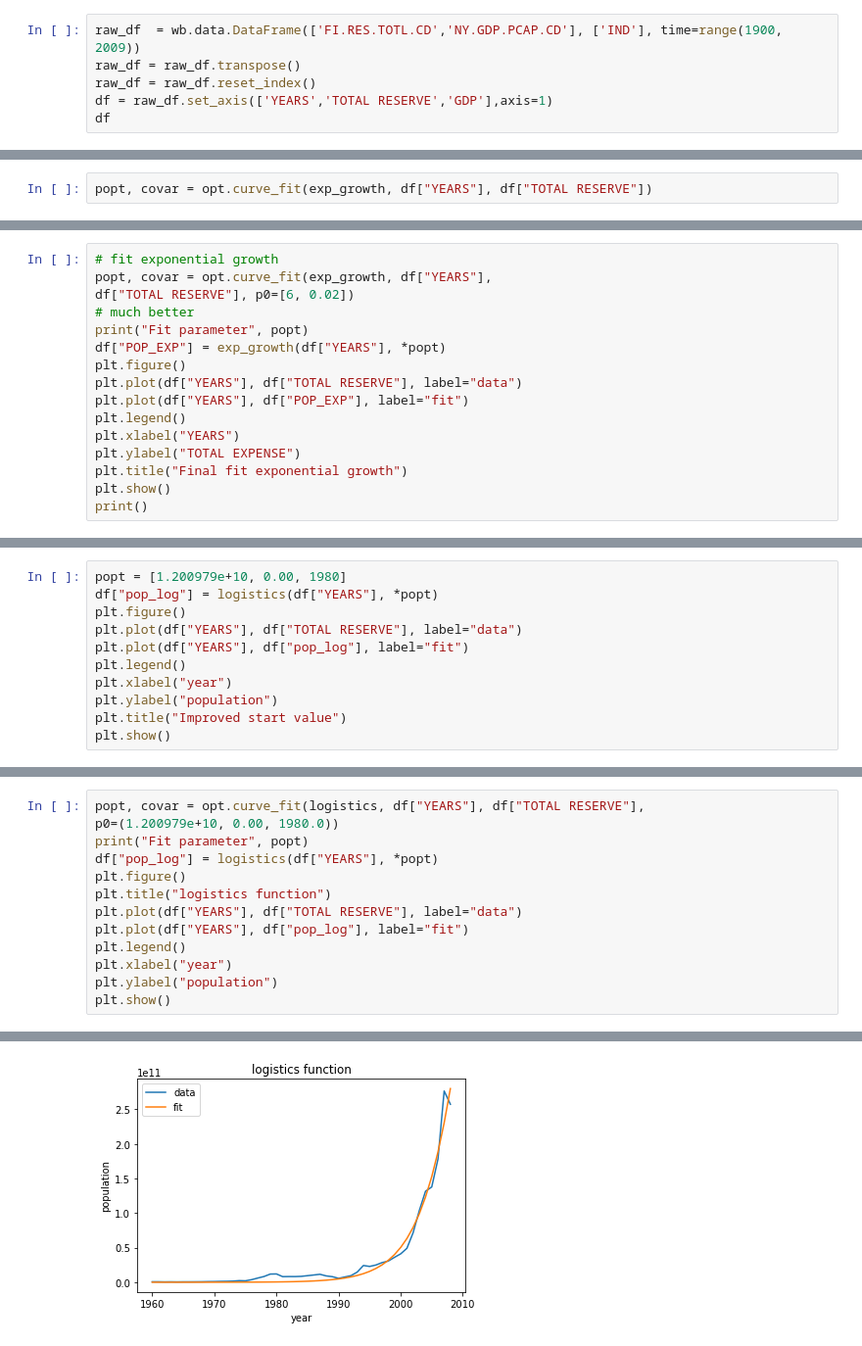
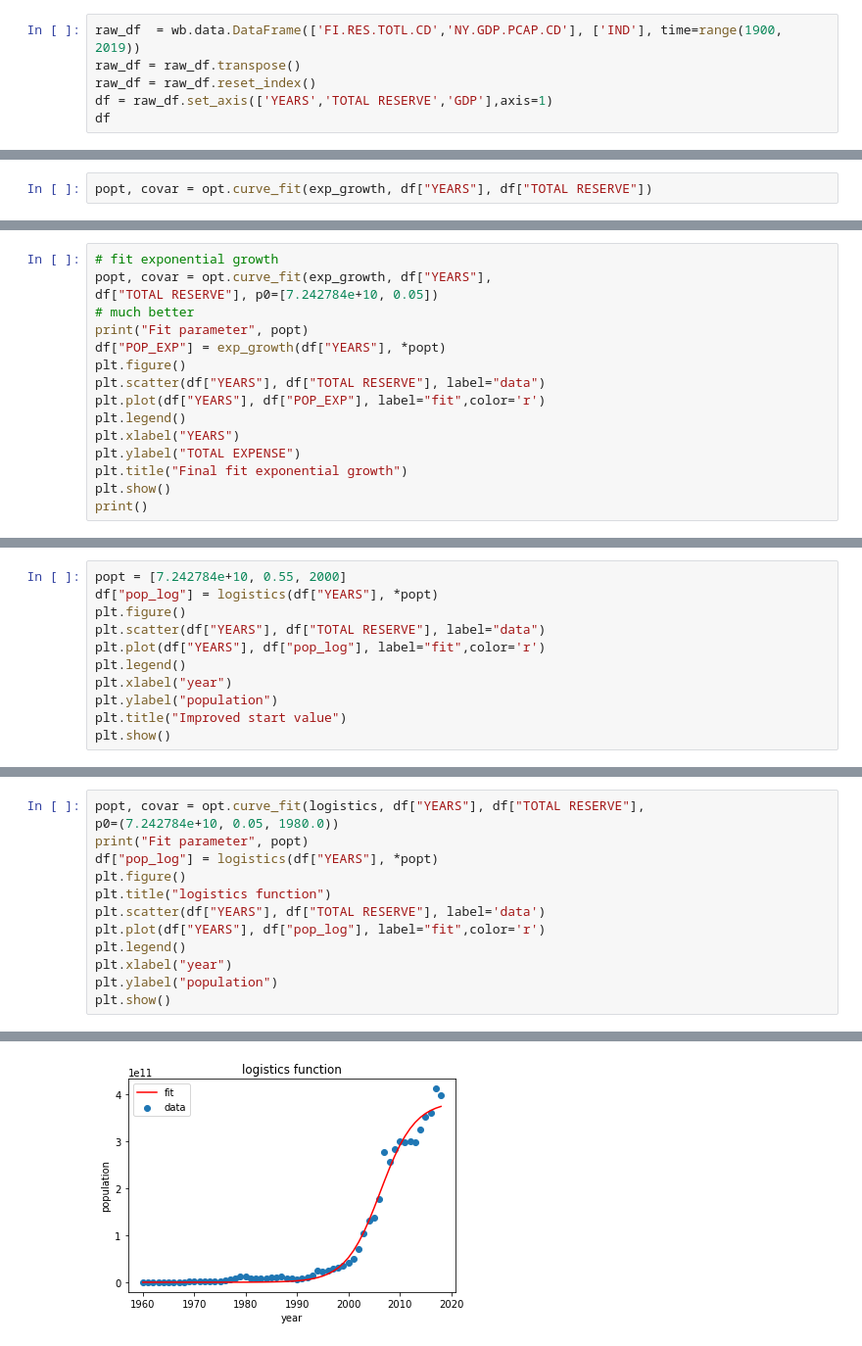
Before and after one commit to David-Ade-Creator/cluster-data, a Jupyter notebook: fitting.ipynb, the cells around one changed output, grey strips where cells are left out. Shown at 98% size. Saved outputs shown, nothing was run; the diff lists cells and outputs as text.

```diff
--- a/fitting.ipynb
+++ b/fitting.ipynb
@@ -18,7 +18,7 @@ def logistics(t, scale, growth, t0):
     f = scale / (1.0 + np.exp(-growth * (t - t0)))
     return f
 # %%
-raw_df  = wb.data.DataFrame(['FI.RES.TOTL.CD','NY.GDP.PCAP.CD'], ['IND'], time=range(1900, 2009))
+raw_df  = wb.data.DataFrame(['FI.RES.TOTL.CD','NY.GDP.PCAP.CD'], ['IND'], time=range(1900, 2019))
 raw_df = raw_df.transpose()
 raw_df = raw_df.reset_index()
 df = raw_df.set_axis(['YEARS','TOTAL RESERVE','GDP'],axis=1)
@@ -71,13 +71,13 @@ Fit parameter [1.07639392e+07 2.12055623e-01]
 # %%
 # fit exponential growth
 popt, covar = opt.curve_fit(exp_growth, df["YEARS"],
-df["TOTAL RESERVE"], p0=[6, 0.02])
+df["TOTAL RESERVE"], p0=[7.242784e+10, 0.05])
 # much better
 print("Fit parameter", popt)
 df["POP_EXP"] = exp_growth(df["YEARS"], *popt)
 plt.figure()
-plt.plot(df["YEARS"], df["TOTAL RESERVE"], label="data")
-plt.plot(df["YEARS"], df["POP_EXP"], label="fit")
+plt.scatter(df["YEARS"], df["TOTAL RESERVE"], label="data")
+plt.plot(df["YEARS"], df["POP_EXP"], label="fit",color='r')
 plt.legend()
 plt.xlabel("YEARS")
 plt.ylabel("TOTAL EXPENSE")
@@ -90,9 +90,9 @@ Fit parameter [1.07639414e+07 2.12055619e-01]
 # %%
-popt = [1.200979e+10, 0.00, 1980]
+popt = [7.242784e+10, 0.55, 2000]
 df["pop_log"] = logistics(df["YEARS"], *popt)
 plt.figure()
-plt.plot(df["YEARS"], df["TOTAL RESERVE"], label="data")
-plt.plot(df["YEARS"], df["pop_log"], label="fit")
+plt.scatter(df["YEARS"], df["TOTAL RESERVE"], label="data")
+plt.plot(df["YEARS"], df["pop_log"], label="fit",color='r')
 plt.legend()
 plt.xlabel("year")
 plt.ylabel("population")
@@ -103,12 +103,12 @@ plt.show()
 # %%
 popt, covar = opt.curve_fit(logistics, df["YEARS"], df["TOTAL RESERVE"],
-p0=(1.200979e+10, 0.00, 1980.0))
+p0=(7.242784e+10, 0.05, 1980.0))
 print("Fit parameter", popt)
 df["pop_log"] = logistics(df["YEARS"], *popt)
 plt.figure()
 plt.title("logistics function")
-plt.plot(df["YEARS"], df["TOTAL RESERVE"], label="data")
-plt.plot(df["YEARS"], df["pop_log"], label="fit")
+plt.scatter(df["YEARS"], df["TOTAL RESERVE"], label='data')
+plt.plot(df["YEARS"], df["pop_log"], label="fit",color='r')
 plt.legend()
 plt.xlabel("year")
 plt.ylabel("population")
@@ -118 +118 @@ Fit parameter [1.39897444e+12 2.37851168e-01 2.01382319e+03]
-[figure, old version]
+[figure, new version]
```
Also changed, not shown: parts of 9 cells of this notebook, 1 other file.
